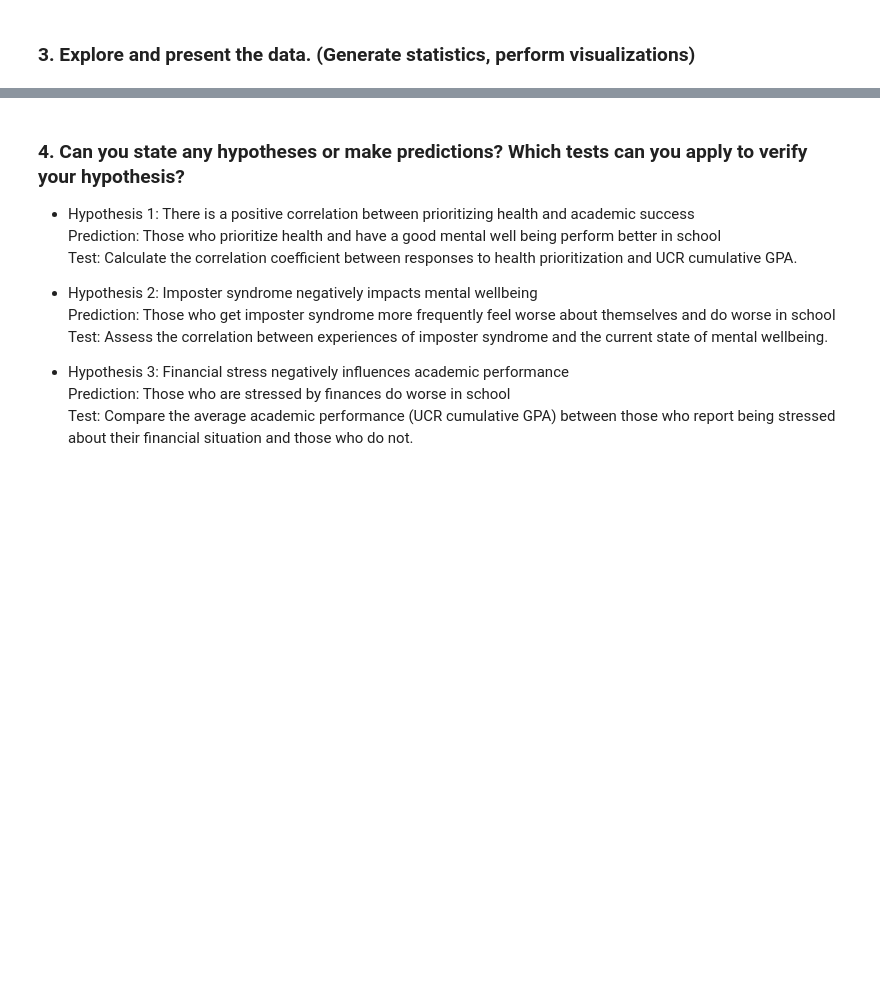
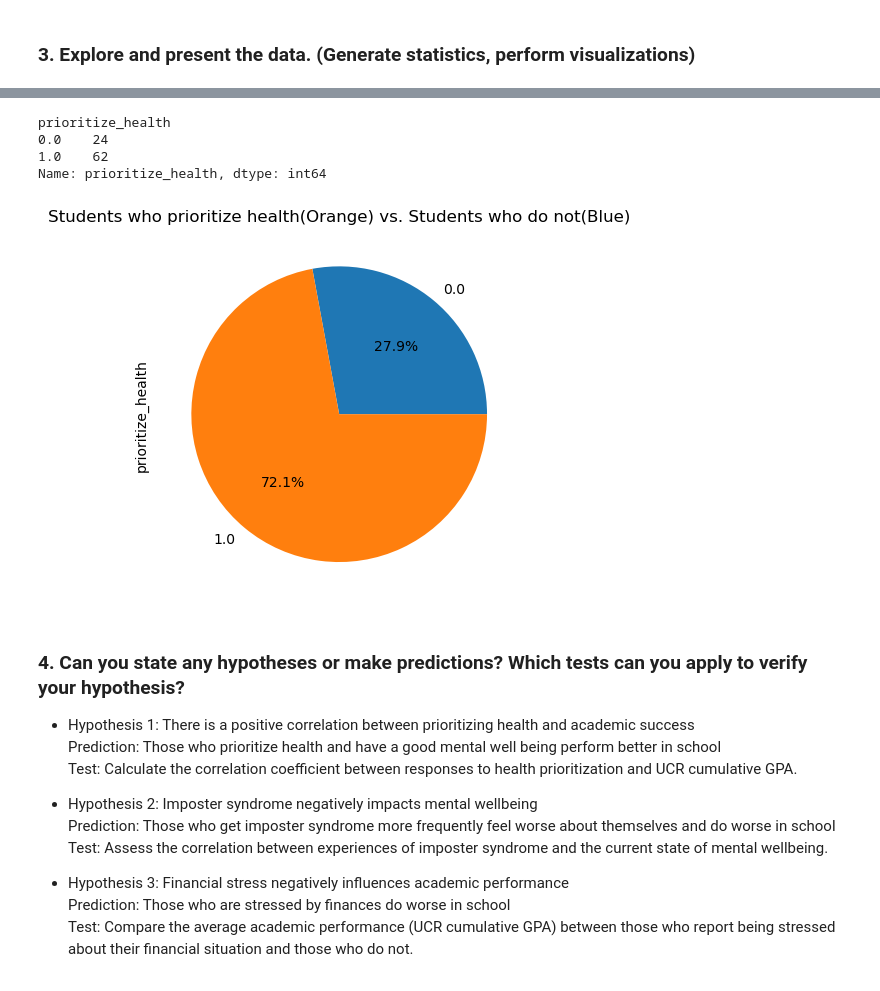
Before and after one commit to Jyro88/CS105MiniProject, a Jupyter notebook: lab5-6.ipynb, the cells around one changed output, grey strips where cells are left out. Cells and saved outputs as stored; diff of their text form; code cells hidden in the pictures; blank space fills up the shorter version.

```diff
--- a/lab5-6.ipynb
+++ b/lab5-6.ipynb
@@ -35,3 +72,13 @@ df['Average_GPA'] = (df['Lower_GPA'] + df['Upper_GPA']) / 2
+# %%
+prioritize_health_number = df.groupby("prioritize_health")["prioritize_health"].count()
+prioritize_health_number.plot(kind = 'pie', autopct='%1.1f%%', title = 'Students who prioritize health(Orange) vs. Students who do not(Blue)')
+print(prioritize_health_number)
+# %% [output]
+prioritize_health
+0.0    24
+1.0    62
+Name: prioritize_health, dtype: int64
+[figure, added]
 # %% [markdown]
 ### 4. Can you state any hypotheses or make predictions? Which tests can you apply to verify your hypothesis?
 - Hypothesis 1: There is a positive correlation between prioritizing health and academic success\
```
Also changed, not shown: parts of 3 cells of this notebook.
